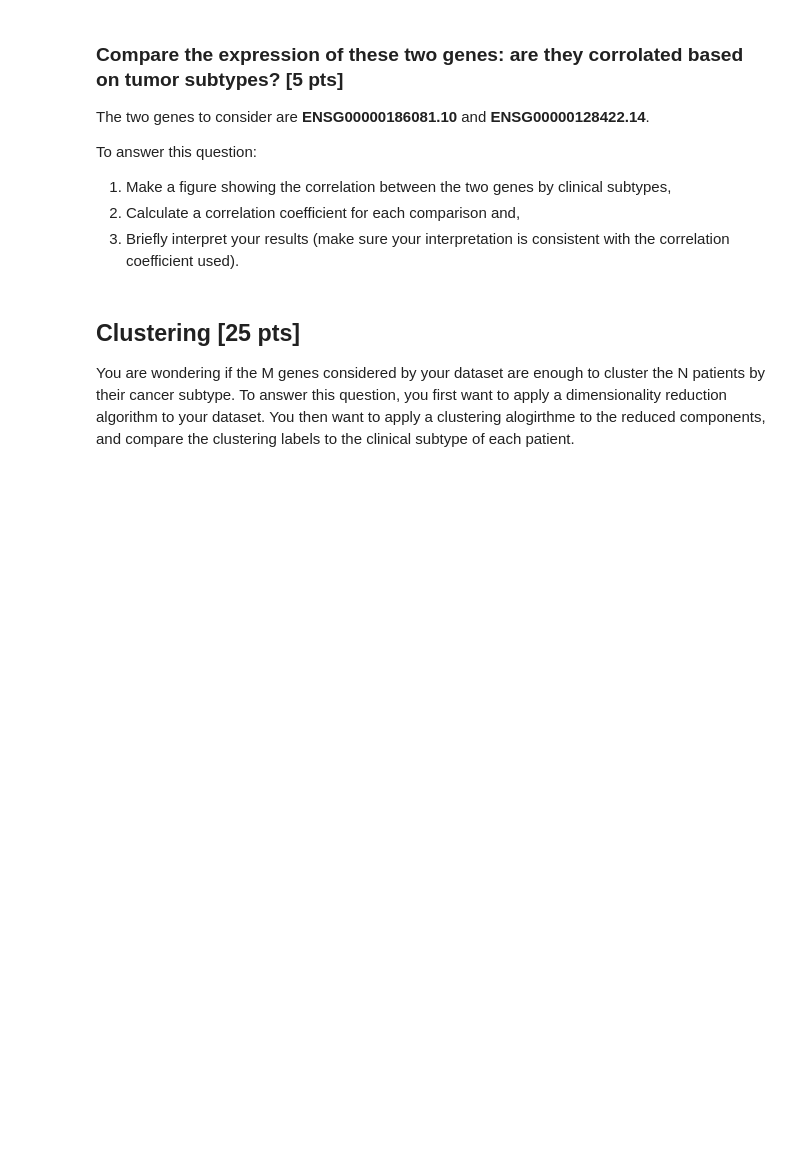
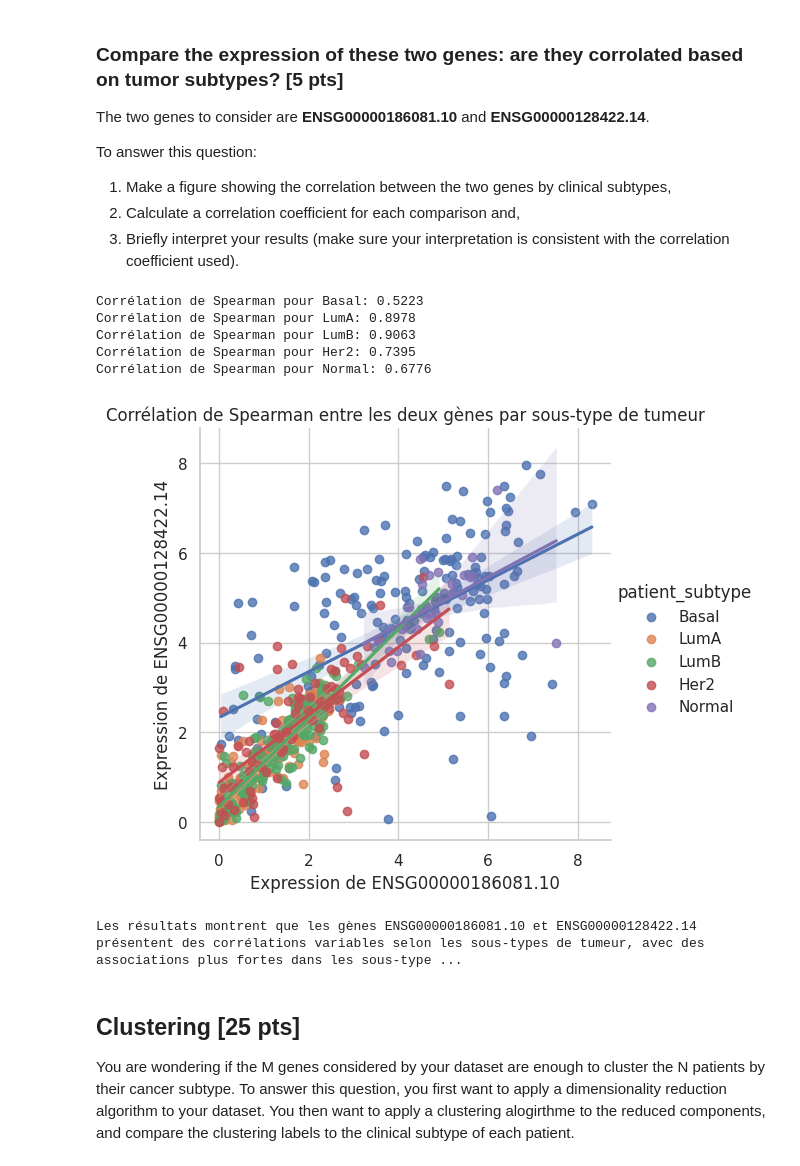
Before and after one commit to justinefrancois/S24_data_analysis, a Jupyter notebook: notebooks/CM5exercices_good_practices.ipynb, the cells around one changed output. Drawn from its saved outputs; the diff is of its cells as text; code cells hidden in the pictures; blank space fills up the shorter version.

```diff
--- a/notebooks/CM5exercices_good_practices.ipynb
+++ b/notebooks/CM5exercices_good_practices.ipynb
@@ -120,6 +194,41 @@ To answer this question:
 1. Make a figure showing the correlation between the two genes by clinical subtypes,
 2. Calculate a correlation coefficient for each comparison and,
 3. Briefly interpret your results (make sure your interpretation is consistent with the correlation coefficient used).
+# %%
+genes_id = pd.read_csv("/u/francoij/Untitled Folder/code_github/datasets/genes_id.txt", header=None)
+patient_subtype = pd.read_csv("/u/francoij/Untitled Folder/code_github/datasets/patient_subtype.txt", header=None)
+patient_expression = pd.read_csv("/u/francoij/Untitled Folder/code_github/datasets/patient_expression.txt", sep=' ', header=None)
+
+patient_expression.columns = genes_id[0]
+patient_expression["patient_subtype"] = patient_subtype.iloc[:, 0]
+
+data_selectionnées = patient_expression[["ENSG00000186081.10", "ENSG00000128422.14", "patient_subtype"]]
+
+for subtype in data_selectionnées['patient_subtype'].unique():
+    subset = data_selectionnées[data_selectionnées['patient_subtype'] == subtype]
+    spearman_corr = sp.stats.spearmanr(subset['ENSG00000186081.10'], subset['ENSG00000128422.14'], alternative="two-sided")
+    correlations[subtype] = spearman_corr.correlation
+
+for subtype, corr in correlations.items():
+    print(f"Corrélation de Spearman pour {subtype}: {corr:.4f}")
+
+sns.set(rc={'figure.figsize': (4, 2)})
+sns.set_theme(context="notebook", style="whitegrid")
+p = sns.lmplot(data=data_selectionnées, x="ENSG00000186081.10", y="ENSG00000128422.14", hue='patient_subtype')
+p.set(xlabel='Expression de ENSG00000186081.10', ylabel='Expression de ENSG00000128422.14', title='Corrélation de Spearman entre les deux gènes par sous-type de tumeur')
+
+sns.despine()
+# %% [output]
+Corrélation de Spearman pour Basal: 0.5223
+Corrélation de Spearman pour LumA: 0.8978
+Corrélation de Spearman pour LumB: 0.9063
+Corrélation de Spearman pour Her2: 0.7395
+Corrélation de Spearman pour Normal: 0.6776
+[figure, added]
+# %%
+print("Les résultats montrent que les gènes ENSG00000186081.10 et ENSG00000128422.14 présentent des corrélations variables selon les sous-types de tumeur, avec des associations plus fortes dans les sous-types LumA et LumB comparativement à Basal, Her2, et Normal.")
+# %% [output]
+Les résultats montrent que les gènes ENSG00000186081.10 et ENSG00000128422.14 présentent des corrélations variables selon les sous-types de tumeur, avec des associations plus fortes dans les sous-type ...
 # %% [markdown]
 ## Clustering [25 pts]
 You are wondering if the M genes considered by your dataset are enough to cluster the N patients by their cancer subtype. To answer this question, you first want to apply a dimensionality reduction algorithm to your dataset. You then want to apply a clustering alogirthme to the reduced components, and compare the clustering labels to the clinical subtype of each patient.
```
Also changed, not shown: parts of 7 cells of this notebook.
